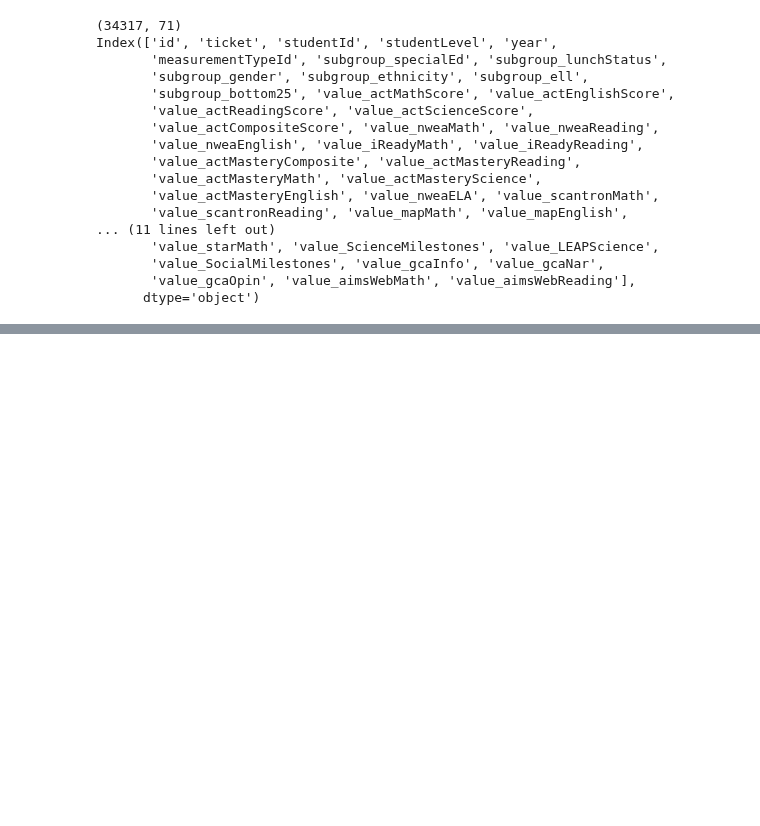
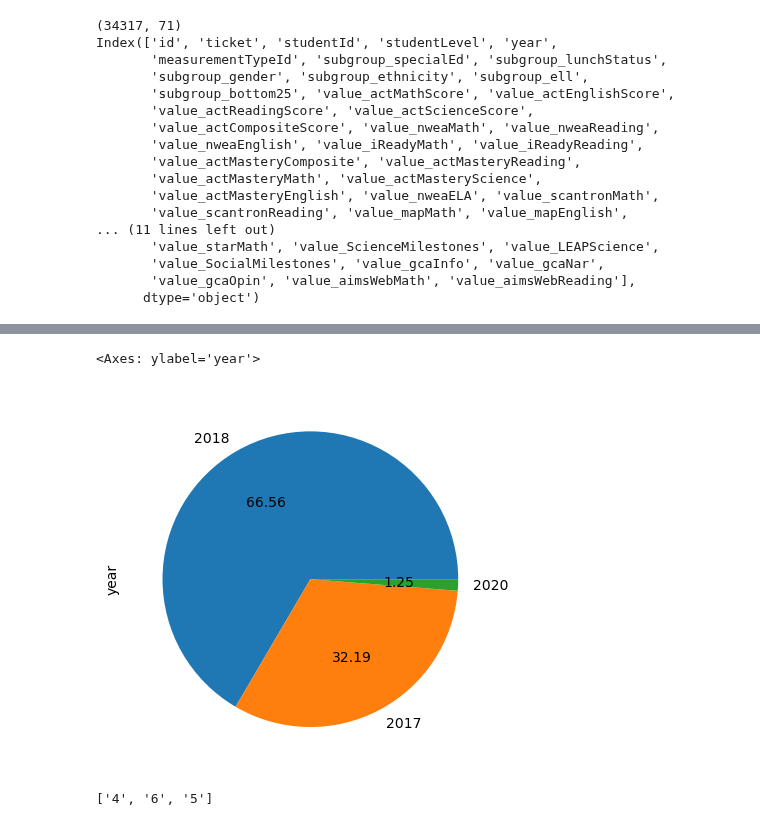
Before and after one commit to level-data-1a/predicting-proficiency, a Jupyter notebook: louisemarie-explore.ipynb, the cells around one changed output, grey strips where cells are left out. Cells and saved outputs as stored; diff of their text form; code cells hidden in the pictures; blank space fills up the shorter version.

```diff
--- a/louisemarie-explore.ipynb
+++ b/louisemarie-explore.ipynb
@@ -546,3 +554,13 @@ dtype: int64
+# %%
+scores['year'].value_counts().plot.pie(autopct= '%.2f')
+# %% [output]
+<Axes: ylabel='year'>
+[figure, added]
+# %%
+measure_typeID_list= scores['measurementTypeId'].unique().tolist()
+measure_typeID_list
+# %% [output]
+['4', '6', '5']
 # %%
 scores.describe(include='all')
 # %% [output]
```
Also changed, not shown: parts of 15 cells of this notebook.
